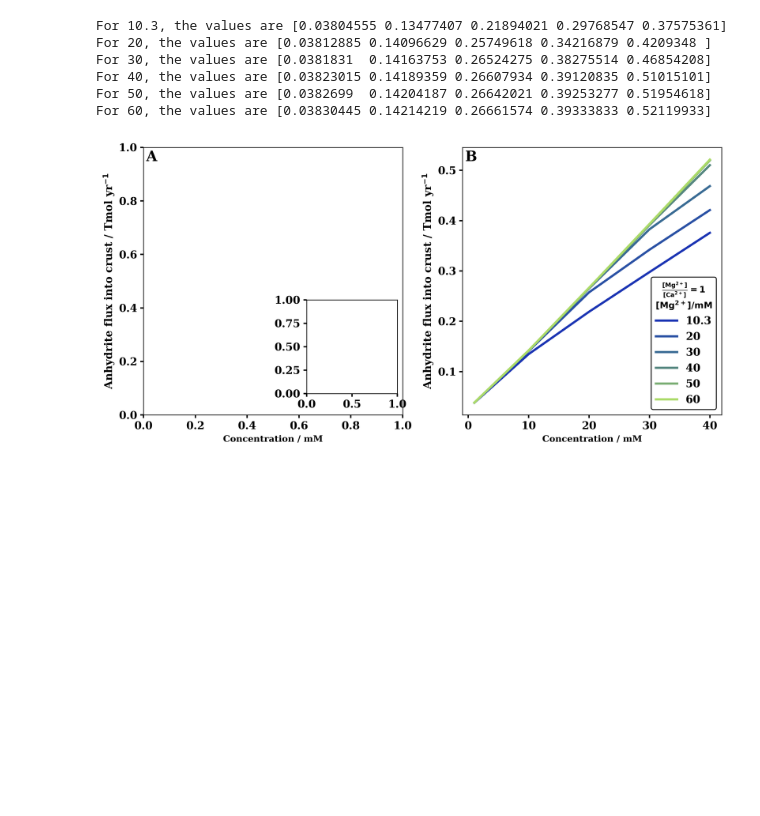
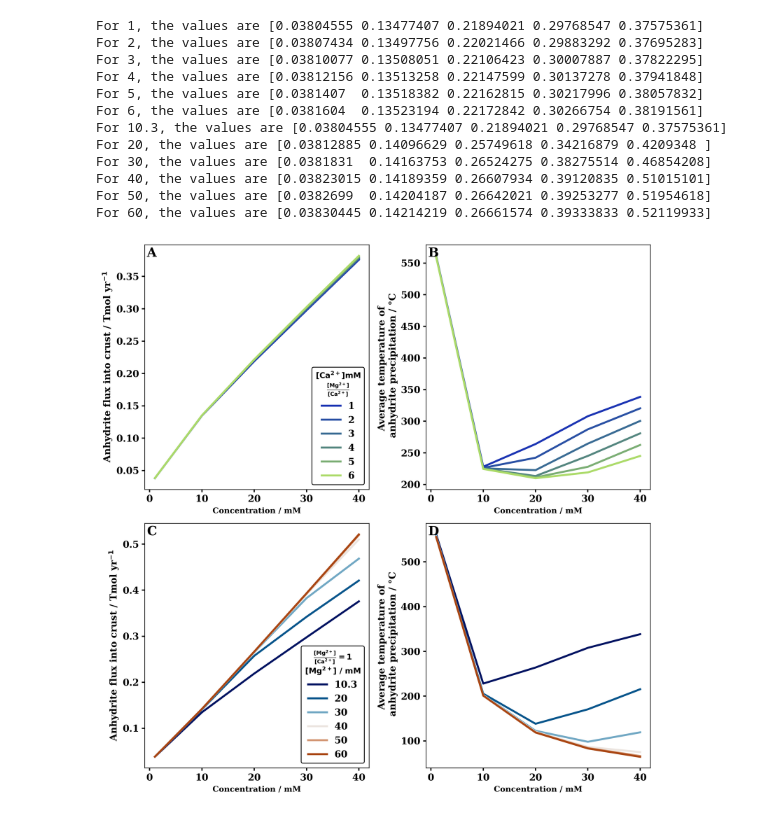
Before and after one commit to a-fotherby/hydrothermal_alteration, a Jupyter notebook: paper_figures/figure_6.ipynb, the cells around one changed output. Saved outputs shown, nothing was run; the diff lists cells and outputs as text; code cells hidden in the pictures; blank space fills up the shorter version.

Commit message:
update figures

```diff
--- a/paper_figures/figure_6.ipynb
+++ b/paper_figures/figure_6.ipynb
@@ -5,4 +5,7 @@
 import cmcrameri.cm as cm  # Importing the cmcrameri colormaps
 #%run ct_data.py '../crunchtope_model/results.nc' -c volume
 %run pf_data.py '../pflotran_model/mg_ca_equal.nc'
+ratio_const = pf_data
+%run pf_data.py '../pflotran_model/mg_ca_ratio_variable.nc'
+ratio_var = pf_data
 # %% [output]
@@ -99,7 +126,7 @@ import string
 
 
 # Create figure and axes
-fig, ax = plt.subplots(1, 2, figsize=(10, 5))
+fig, ax = plt.subplots(2, 2, figsize=(10, 10))
 ax = ax.flatten()
 
 fontsize = fig.bbox_inches.width * 1.2
@@ -111,35 +138,54 @@ for i, axis in enumerate(ax):
 
 # Example data and parameters
 leg_entries = [10.3, 20, 30, 40, 50, 60]
 range_sets = [(0, 4), (5, 9), (10, 14), (15, 19), (20, 24), (25, 29)]
 concentrations = [[1, 10, 20, 30, 40],  # SO4
                     [1, 10, 20, 30, 40],
                     [1, 10, 20, 30, 40],
                     [1, 10, 20, 30, 40],
                     [1, 10, 20, 30, 40],
                     [1, 10, 20, 30, 40]]
 
 plot_var = 'Anhydrite_VF'
-plot_flux(ax[1], inset_ax, concentrations, pf_data, plot_var, range_sets, leg_entries)
+plot_flux(ax[0], None, concentrations, ratio_var, plot_var, range_sets, [1,2,3,4,5,6], cmap=cm.imola)
+plot_flux(ax[2], None, concentrations, ratio_const, plot_var, range_sets, leg_entries, cmap=cm.vik)
+plot_anhydrite_depth(ax[1], ratio_var, concentrations, range_sets, leg_entries, time, cmap=cm.imola)
+plot_anhydrite_depth(ax[3], ratio_const, concentrations, range_sets, leg_entries, time, cmap=cm.vik)
+
 
 # Add a legend to the first axis
-title = r'$\frac{[\mathrm{Mg}^{2+}]}{[\mathrm{Ca}^{2+}]} = 1$' + '\n' + r'$[\mathrm{Mg}^{2+}] / \mathrm{mM}$'
-legend = ax[1].legend(loc='lower right', fontsize=fontsize, title=title)
+title = r'$\frac{[\mathrm{Mg}^{2+}]}{[\mathrm{Ca}^{2+}]} = 1$' + '\n' + r'$[\mathrm{Mg}^{2+}] \ / \ \mathrm{mM}$'
+legend = ax[2].legend(loc='lower right', fontsize=fontsize, title=title)
 legend._legend_title_box._text.set_ha('center')  # Center align the legend title
-for axis in ax:
+for axis in (ax[0], ax[2]):
     axis.set_ylabel('Anhydrite flux into crust / Tmol yr$^{-1}$', fontsize=fontsize)
+    axis.set_xlabel('Concentration / mM')
+    #axis.set_ylim(0, 0.5)
+
+title = r'$[\mathrm{Ca}^{2+}] \ \mathrm{mM}$' + '\n' + r'$\frac{[\mathrm{Mg}^{2+}]}{[\mathrm{Ca}^{2+}]}$'
+legend = ax[0].legend(loc='lower right', fontsize=fontsize, title=title)
+legend._legend_title_box._text.set_ha('center')  # Center align the legend title
+
+for axis in (ax[1], ax[3]):
+    axis.set_ylabel('Average temperature of \n anhydrite precipitation / °C', fontsize=fontsize)
     axis.set_xlabel('Concentration / mM')
     #axis.set_ylim(0, 0.5)
 
 # Show and save the figure
 fig.tight_layout()
 fig.show()
 fig.savefig('output/figure_5.png', dpi=300, transparent=True)
 # %% [output]
+For 1, the values are [0.03804555 0.13477407 0.21894021 0.29768547 0.37575361]
+For 2, the values are [0.03807434 0.13497756 0.22021466 0.29883292 0.37695283]
+For 3, the values are [0.03810077 0.13508051 0.22106423 0.30007887 0.37822295]
+For 4, the values are [0.03812156 0.13513258 0.22147599 0.30137278 0.37941848]
+For 5, the values are [0.0381407  0.13518382 0.22162815 0.30217996 0.38057832]
+For 6, the values are [0.0381604  0.13523194 0.22172842 0.30266754 0.38191561]
 For 10.3, the values are [0.03804555 0.13477407 0.21894021 0.29768547 0.37575361]
 For 20, the values are [0.03812885 0.14096629 0.25749618 0.34216879 0.4209348 ]
 For 30, the values are [0.0381831  0.14163753 0.26524275 0.38275514 0.46854208]
 For 40, the values are [0.03823015 0.14189359 0.26607934 0.39120835 0.51015101]
 For 50, the values are [0.0382699  0.14204187 0.26642021 0.39253277 0.51954618]
 For 60, the values are [0.03830445 0.14214219 0.26661574 0.39333833 0.52119933]
-[figure, old version]
+[figure, new version]
```
Also changed, not shown: parts of 2 cells of this notebook, 1 other file.
